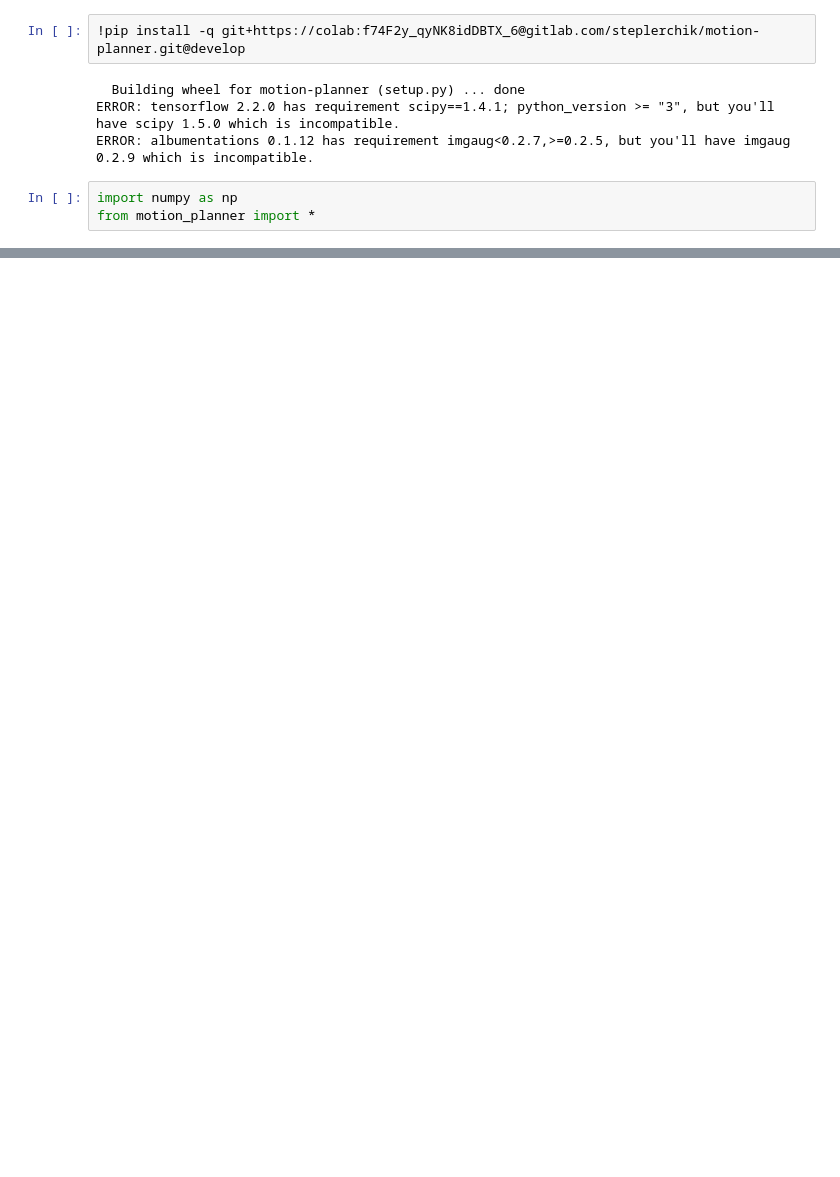
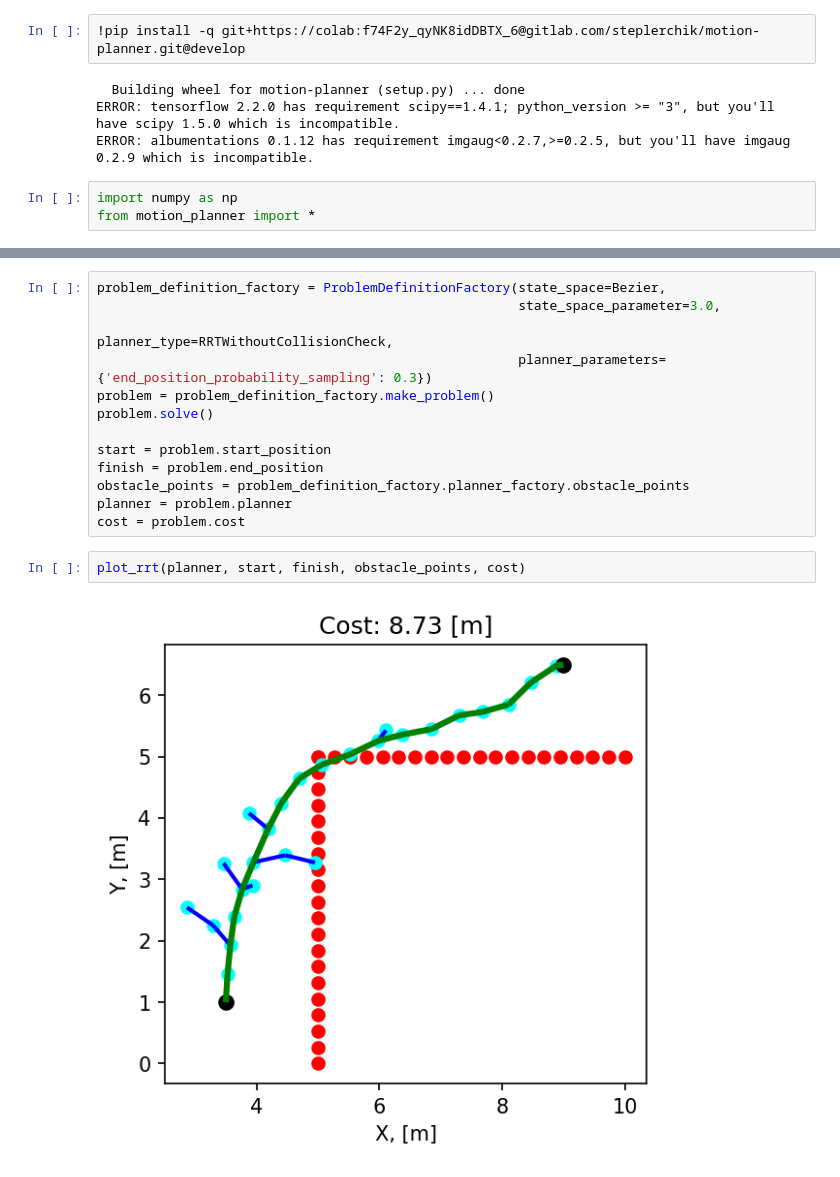
Before and after one commit to Steplerchik/motion-planner, a Jupyter notebook: notebooks/colab_problem_definition.ipynb, the cells around one changed output, grey strips where cells are left out. Saved outputs shown, nothing was run; the diff lists cells and outputs as text; blank space fills up the shorter version.

```diff
--- a/notebooks/colab_problem_definition.ipynb
+++ b/notebooks/colab_problem_definition.ipynb
@@ -71,0 +32,17 @@ Real cost: 27.93 [m]
+# %%
+problem_definition_factory = ProblemDefinitionFactory(state_space=Bezier,
+                                                      state_space_parameter=3.0,
+                                                      planner_type=RRTWithoutCollisionCheck,
+                                                      planner_parameters={'end_position_probability_sampling': 0.3})
+problem = problem_definition_factory.make_problem()
+problem.solve()
+
+start = problem.start_position
+finish = problem.end_position
+obstacle_points = problem_definition_factory.planner_factory.obstacle_points
+planner = problem.planner
+cost = problem.cost
+# %%
+plot_rrt(planner, start, finish, obstacle_points, cost)
+# %% [output]
+[figure, added]
```
Also changed, not shown: parts of 13 cells of this notebook, 6 other files.
